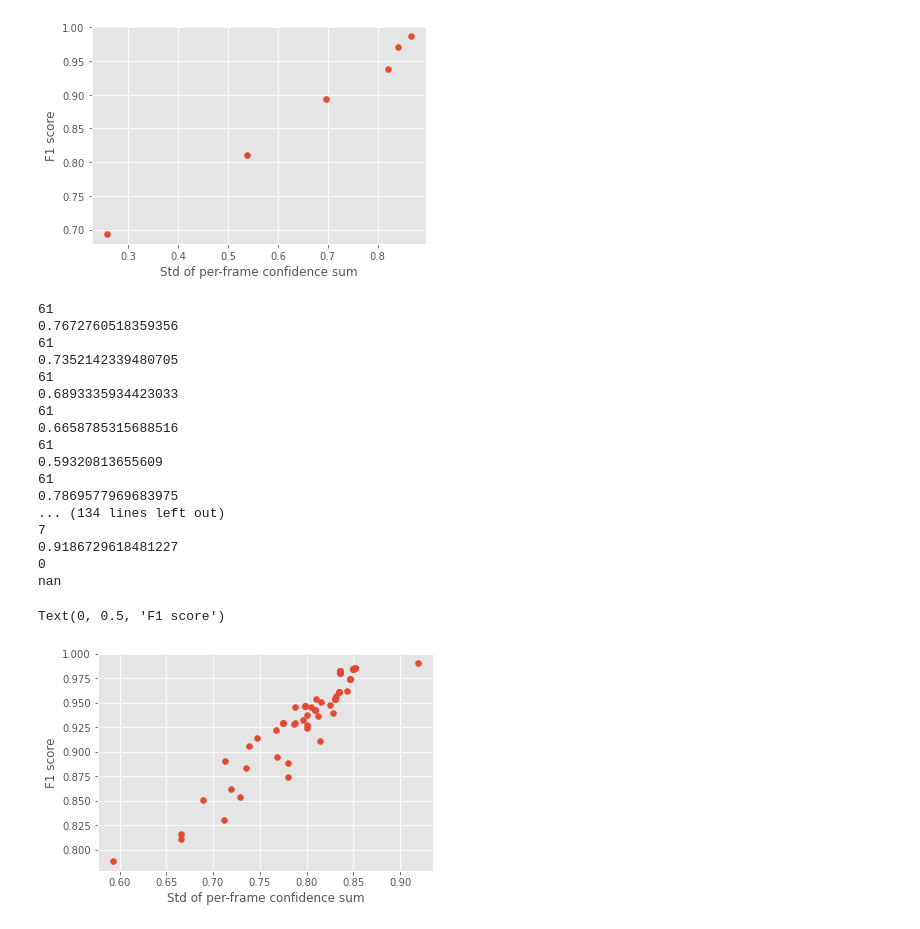
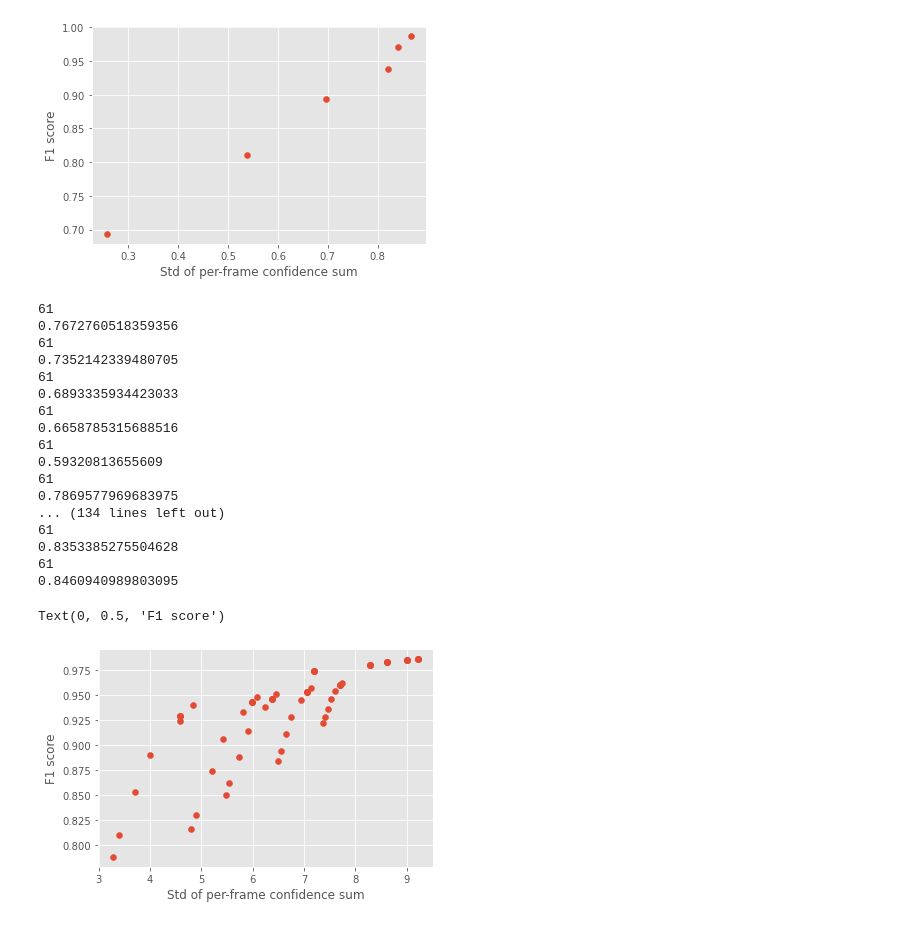
Before and after one commit to KuntaiDu/OneAdapt, a Jupyter notebook: visualize.ipynb, the cells around one changed output. Cells and saved outputs as stored; diff of their text form; code cells hidden in the pictures.

```diff
--- a/visualize.ipynb
+++ b/visualize.ipynb
@@ -2,3 +2,4 @@
 import matplotlib.pyplot as plt
 plt.style.use('ggplot')
 %matplotlib inline
+plt.rcParams['font.size'] = 25
@@ -7,7 +69,7 @@ import matplotlib.pyplot as plt
 import pymongo
 import numpy as np
 
-db = pymongo.MongoClient("mongodb://localhost:27017/")["diff_EfficientDet"]["stats"]
+db = pymongo.MongoClient("mongodb://localhost:27017/")["Jan1_cloudseg"]["stats"]
 
 f1s = []
 scores = []
@@ -201,7 +263,7 @@ import numpy as np
 plt.style.use('ggplot')
 
 # db = pymongo.MongoClient("mongodb://localhost:27017/")["diff_gamma"]["stats"]
-db = pymongo.MongoClient("mongodb://localhost:27017/")["Nov19_reducto"]["stats"]
+db = pymongo.MongoClient("mongodb://localhost:27017/")["Nov29_reducto"]["stats"]
 
 f1s = []
 scores = []
@@ -223,36 +285,36 @@ for pixel_thresh in [0.4, 0.3, 0.2]:
 
             avg_f1 = np.mean([i['f1'] for i in result])
             avg_score = np.mean([i['std_sum_score'] for i in result])
-            avg_frame = np.mean([i['#frames'] for i in result])
+            avg_frame = np.mean([i['remaining_frames'] for i in result])
 
             print(avg_score)
 
 
             f1s.append(avg_f1)
             scores.append(avg_score)
             frames.append(avg_frame)
 
 
 plt.scatter(frames, f1s)
 plt.xlabel('Std of per-frame confidence sum')
 plt.ylabel('F1 score')
 # %% [output]
 61
 0.7672760518359356
 61
 0.7352142339480705
 61
 0.6893335934423033
 61
 0.6658785315688516
 61
 0.59320813655609
 61
 0.7869577969683975
 ... (134 lines left out)
-7
-0.9186729618481227
-0
-nan
+61
+0.8353385275504628
+61
+0.8460940989803095
 Text(0, 0.5, 'F1 score')
-[figure, old version]
+[figure, new version]
```
Also changed, not shown: parts of 5 cells of this notebook, 12 other files.
